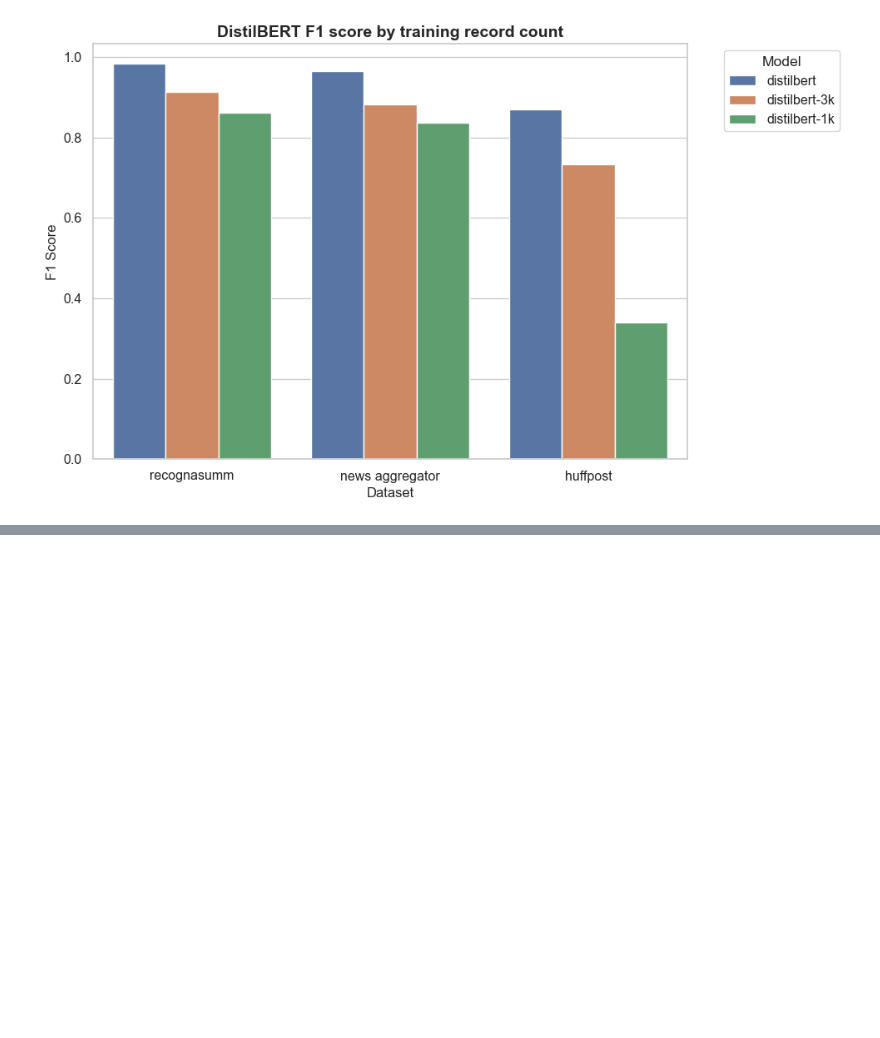
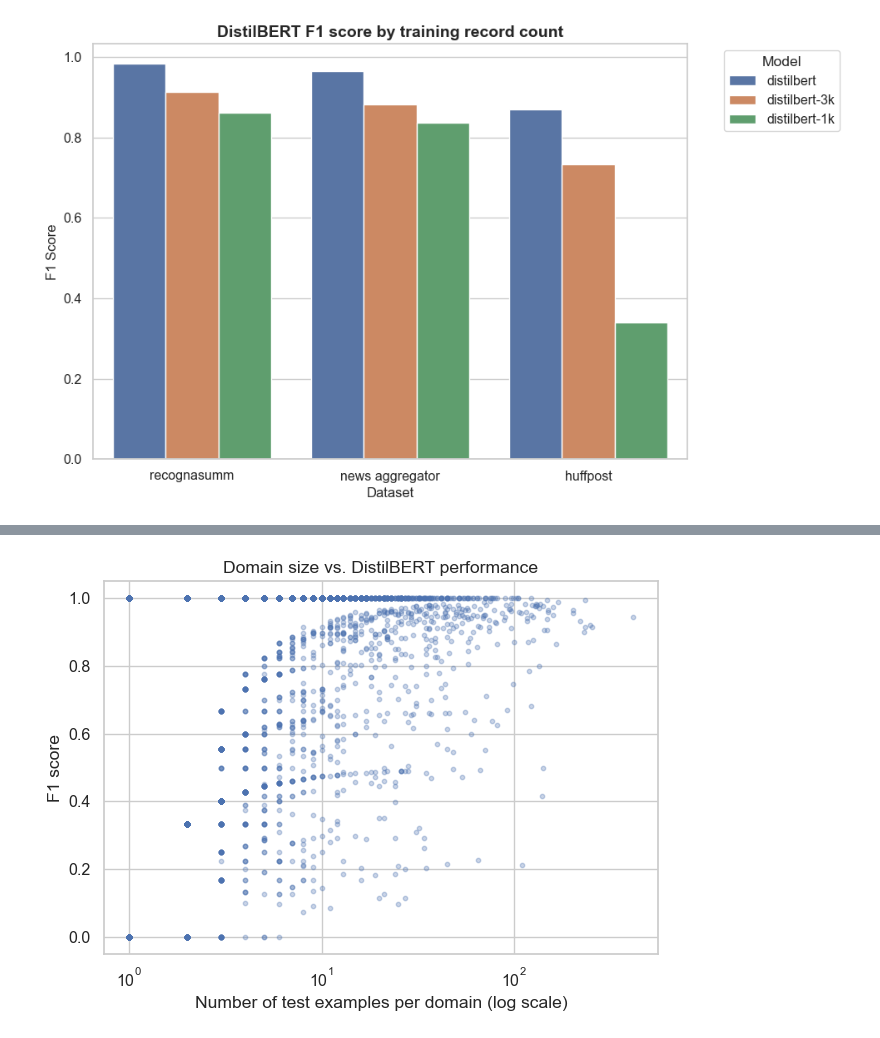
Before and after one commit to NHagar/url_classification, a Jupyter notebook: adhoc/results.ipynb, the cells around one changed output, grey strips where cells are left out. Drawn from its saved outputs; the diff is of its cells as text; code cells hidden in the pictures; blank space fills up the shorter version.

Commit message:
topic and domain level metrics

```diff
--- a/adhoc/results.ipynb
+++ b/adhoc/results.ipynb
@@ -206,0 +228,92 @@ plt.show()
+# %%
+# Load the two source files the user provided
+domain_file = "../data/processed/per_domain_evaluation_results_20250628_153349.csv"
+topic_file = "../data/processed/per_domain_topic_evaluation_results_20250628_153349.csv"
+
+domain_df = pd.read_csv(domain_file)
+topic_df = pd.read_csv(topic_file)
+
+# Keep only the main DistilBERT run
+domain_df = domain_df[
+    (domain_df["model"] == "distilbert") & (domain_df["feature"] == "url_path_raw")
+].copy()
+
+topic_df = topic_df[
+    (topic_df["model"] == "distilbert") & (topic_df["feature"] == "url_path_raw")
+].copy()
+
+# Figure 1 ------------------------------------------------------------------
+# Relationship between per‑domain test-set support and F1
+plt.figure()
+plt.scatter(domain_df["support"], domain_df["f1"], s=10, alpha=0.3)
+plt.xscale("log")
+plt.xlabel("Number of test examples per domain (log scale)")
+plt.ylabel("F1 score")
+plt.title("Domain size vs. DistilBERT performance")
+plt.tight_layout()
+plt.show()
+
+# Figure 2 ------------------------------------------------------------------
+# Build per‑domain topic‑entropy and majority topic baseline,
+# then visualise lift in accuracy against topic‑entropy
+# ---------------------------------------------------------
+# 1. Compute topic distributions per domain
+topic_counts = (
+    topic_df.groupby(["domain", "topic"])["support"]
+    .sum()
+    .reset_index(name="support")
+)
+
+domain_totals = topic_counts.groupby("domain")["support"].sum()
+
+# 2. Entropy (base‑2) and normalised entropy
+
+def norm_entropy(row_group):
+    probs = row_group["support"] / row_group["support"].sum()
+    ent = entropy(probs, base=2)
+    max_ent = np.log2(len(probs))
+    return ent / max_ent if max_ent else 0.0
+
+entropy_norm = topic_counts.groupby("domain").apply(norm_entropy).rename("entropy_norm")
+
+# 3. Majority‑topic baseline accuracy per domain
+majority_acc = (
+    topic_counts.groupby("domain")["support"].max()
+    / domain_totals
+).rename("baseline_acc")
+
+# Merge into domain‑level results
+domain_df = domain_df.merge(entropy_norm, on="domain").merge(
+    majority_acc, on="domain"
+)
+
+domain_df["accuracy_lift"] = domain_df["accuracy"] - domain_df["baseline_acc"]
+
+# 4. Plot
+plt.figure()
+plt.scatter(
+    domain_df["entropy_norm"],
+    domain_df["accuracy_lift"],
+    s=10,
+    alpha=0.3,
+)
+plt.xlabel("Normalised topic entropy per domain (0 = single topic, 1 = equally mixed)")
+plt.ylabel("Accuracy lift over majority-topic baseline")
+plt.title("Topic diversity vs. DistilBERT lift over baseline")
+plt.tight_layout()
+plt.show()
+
+# 5. Print key summary statistics that are discussed in the write‑up
+support_f1_corr = domain_df["support"].apply(np.log10).corr(domain_df["f1"])
+entropy_lift_corr = domain_df["entropy_norm"].corr(domain_df["accuracy_lift"])
+prop_lift_gt5 = (domain_df["accuracy_lift"] > 0.05).mean()
+prop_lift_lt_neg5 = (domain_df["accuracy_lift"] < -0.05).mean()
+
+print(
+    f"Pearson r(log10(support), F1) = {support_f1_corr:.3f}\n"
+    f"Pearson r(entropy_norm, accuracy_lift) = {entropy_lift_corr:.3f}\n"
+    f"Share of domains with >5 pp accuracy lift: {prop_lift_gt5:.2%}\n"
+    f"Share of domains with <-5 pp accuracy lift: {prop_lift_lt_neg5:.2%}"
+)
+# %% [output]
+[figure, added]
```
Also changed, not shown: parts of 6 cells of this notebook.
